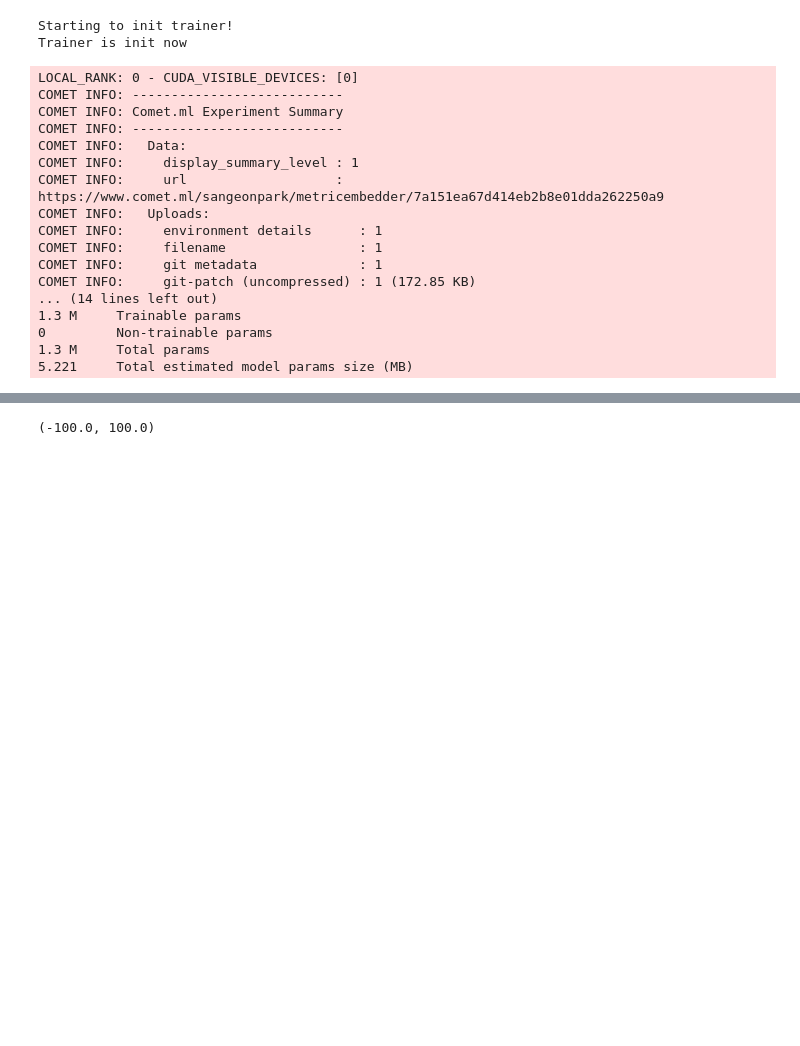
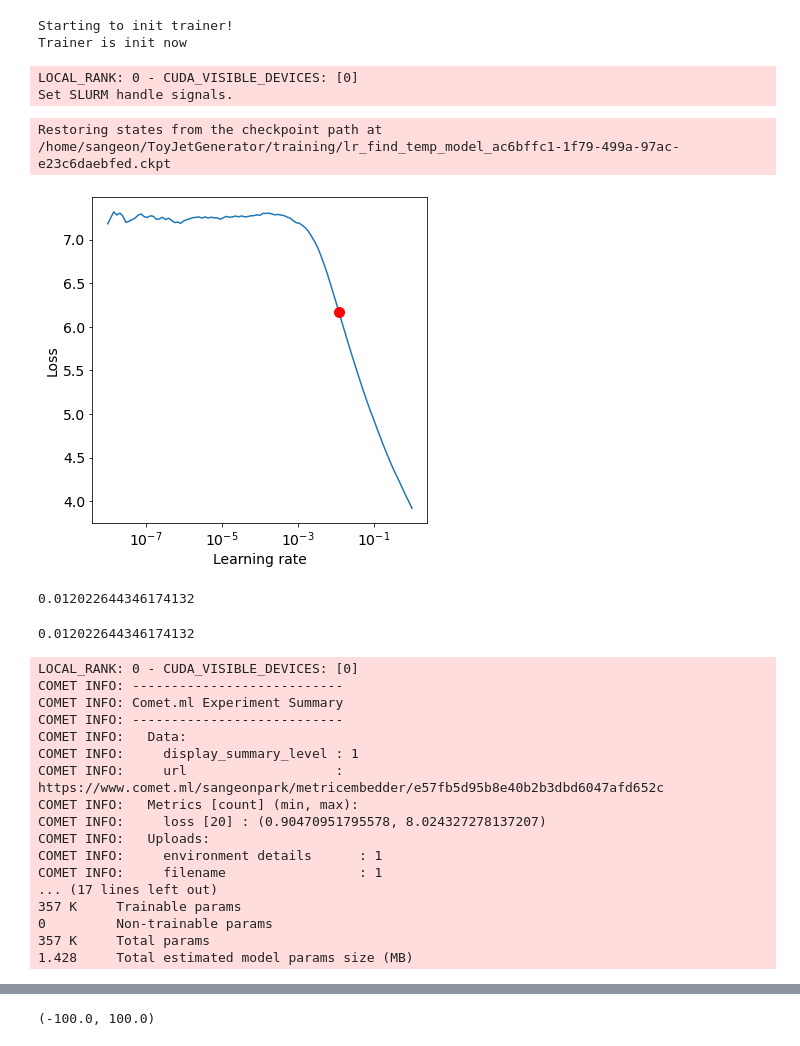
Before and after one commit to SangeonPark/ToyJetGenerator, a Jupyter notebook: training/jet_training.ipynb, the cells around one changed output, grey strips where cells are left out. Drawn from its saved outputs; the diff is of its cells as text; code cells hidden in the pictures; blank space fills up the shorter version.

```diff
--- a/training/jet_training.ipynb
+++ b/training/jet_training.ipynb
@@ -52,9 +48,13 @@ plt.hist(emd)
 # %%
 #lr, npart, embed_dim, hidden_size, num_rnn_layers, layer_widths
 # %%
-#model = ManifoldEmbedder("Transformer", 1e-2, 32, 16 ,8,8,2, 8, 0.7,0.7, [500,300,200,100,50,20,10])
-#model = ManifoldEmbedder("MLP", 1e-2, 8, 2, [100,100,100,80,40,20,10])
-model = ManifoldEmbedder('jets',"GRU", 1e-2, 8, 2, 40, 40, [500,200,50])
+#model = ManifoldEmbedder("jets",2,"Transformer", 0.00054607179632484, 32, 2 , 2, 2, 2, 8, 0.7,0.7, [500,300,10])
+#model = ManifoldEmbedder("jets",3,"Transformer", 0.00054607179632484, 16, 4 , 2, 2, 2, 8, 0.7,0.7, [500,300,10])
+model = ManifoldEmbedder("jets",2,"Transformer", 0.00054607179632484, 16, 4 , 2, 2, 2, 8, 0.7,0.7, [500,300,10])
+
+#model = ManifoldEmbedder("jets",3, "Transformer", 0.00054607179632484, 32, 8 , 4, 4, 2, 8, 0.5,0.5, [1000,500,10])
+#model = ManifoldEmbedder("jets","MLP", 1e-2, 8, 2, [100,100,100,80,40,20,10])
+#model = ManifoldEmbedder('jets',3,"GRU", 0.02089296130854041, 8, 2, 40, 40, [1000,500,10])
 # %%
 # Create an experiment with your api key
 experiment = Experiment(
@@ -72,12 +72,12 @@ comet_logger = CometLogger(
 # %% [output]
 CometLogger will be initialized in online mode
 # %%
-early_stop_callback = EarlyStopping(monitor="val_loss", min_delta=0.00, patience=3, verbose=False)
+early_stop_callback = EarlyStopping(monitor="val_loss", min_delta=0.00, patience=20, verbose=False)
 # %%
 checkpoint_callback = ModelCheckpoint(
     monitor="val_loss",
     dirpath="/home/sangeon/ToyJetGenerator/training/checkpoints",
-    filename="GRU-mapeloss-normalizept-allpair-checkpoint-{epoch:02d}-{val_loss:.2f}",
+    filename="GRU-mapeloss-Newdataset-normalizept-allpair-checkpoint-{epoch:02d}-{val_loss:.2f}",
     save_top_k=4,
     mode="min",
 )
@@ -91,0 +94,11 @@ Trainer is init now
+# %%
+lr_finder = trainer.tuner.lr_find(model, jet_dm)
+# %% [output]
+LOCAL_RANK: 0 - CUDA_VISIBLE_DEVICES: [0]
+Set SLURM handle signals.
+Restoring states from the checkpoint path at /home/sangeon/ToyJetGenerator/training/lr_find_temp_model_ac6bffc1-1f79-499a-97ac-e23c6daebfed.ckpt
+# %%
+fig = lr_finder.plot(suggest=True)
+fig.show()
+# %% [output]
+[figure, added]
@@ -91,0 +107,4 @@ Trainer is init now
+# %%
+new_lr
+# %% [output]
+0.012022644346174132
@@ -92,5 +115,9 @@ Trainer is init now
+# %%
+model.learning_rate
+# %% [output]
+0.012022644346174132
 # %%
-trainer.fit(model, jetpair_dm)
+trainer.fit(model, jet_dm)
 # %% [output]
 LOCAL_RANK: 0 - CUDA_VISIBLE_DEVICES: [0]
 COMET INFO: ---------------------------
@@ -98,14 +125,14 @@ COMET INFO: Comet.ml Experiment Summary
 COMET INFO: ---------------------------
 COMET INFO:   Data:
 COMET INFO:     display_summary_level : 1
-COMET INFO:     url                   : https://www.comet.ml/sangeonpark/metricembedder/7a151ea67d414eb2b8e01dda262250a9
+COMET INFO:     url                   : https://www.comet.ml/sangeonpark/metricembedder/e57fb5d95b8e40b2b3dbd6047afd652c
+COMET INFO:   Metrics [count] (min, max):
+COMET INFO:     loss [20] : (0.90470951795578, 8.024327278137207)
 COMET INFO:   Uploads:
 COMET INFO:     environment details      : 1
 COMET INFO:     filename                 : 1
-COMET INFO:     git metadata             : 1
-COMET INFO:     git-patch (uncompressed) : 1 (172.85 KB)
-... (14 lines left out)
-1.3 M     Trainable params
+... (17 lines left out)
+357 K     Trainable params
 0         Non-trainable params
-1.3 M     Total params
-5.221     Total estimated model params size (MB)
+357 K     Total params
+1.428     Total estimated model params size (MB)
```
Also changed, not shown: parts of 23 cells of this notebook, 12 other files.
